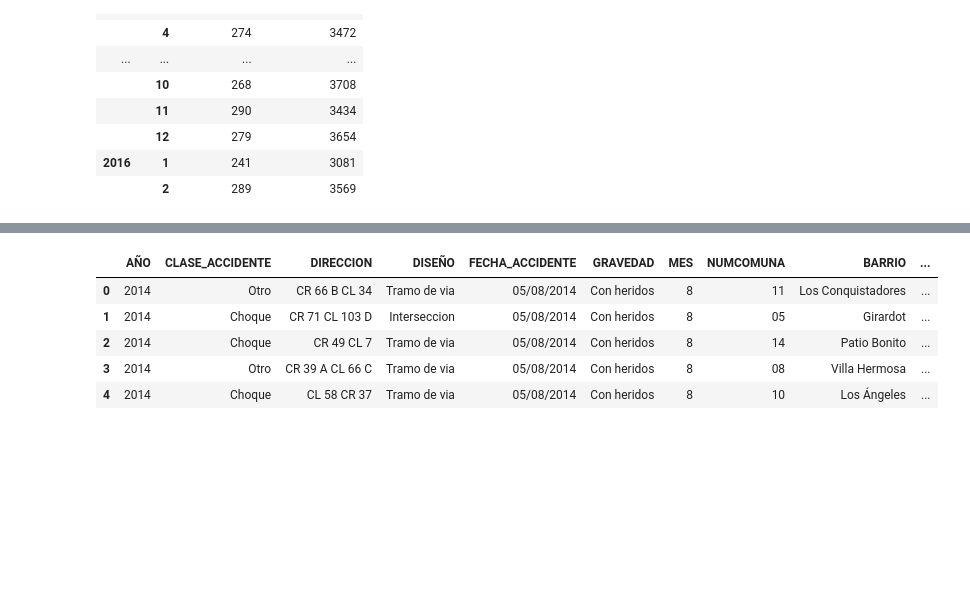
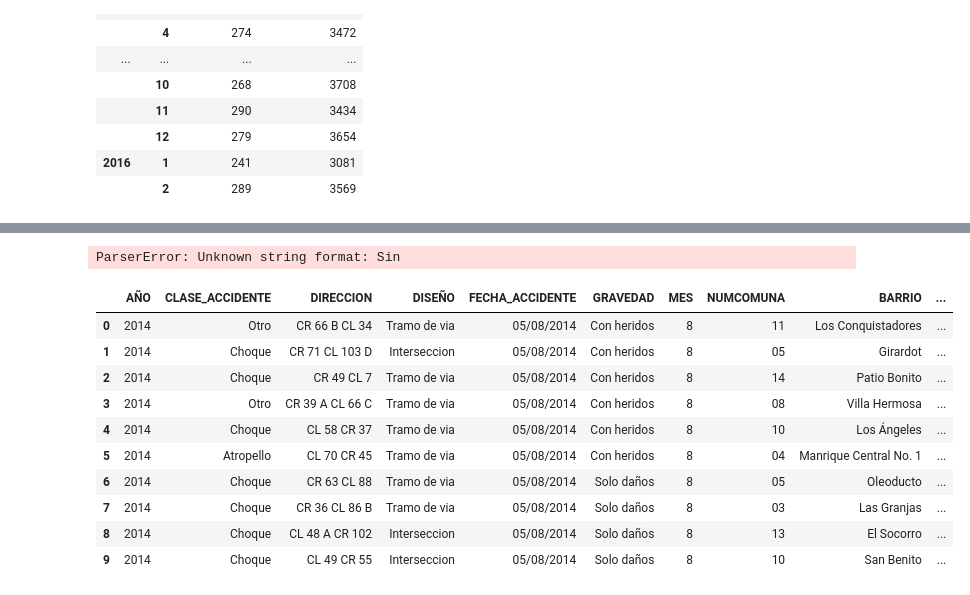
Before and after one commit to Universidad-Nacional-TAE/Primer-trabajo-TAE, a Jupyter notebook: PrimertrabajoTae.ipynb, the cells around one changed output, grey strips where cells are left out. Drawn from its saved outputs; the diff is of its cells as text; code cells hidden in the pictures; blank space fills up the shorter version.

```diff
--- a/PrimertrabajoTae.ipynb
+++ b/PrimertrabajoTae.ipynb
@@ -197,9 +317,18 @@ df_datos.head(20)
+# %%
+df['HORA'] = pd.to_datetime(df['HORA'])
+# %% [output]
+ParserError: Unknown string format: Sin
 # %%
-df.head()
+df.head(10)
 # %% [output]
 |  | AÑO | CLASE_ACCIDENTE | DIRECCION | DISEÑO | FECHA_ACCIDENTE | GRAVEDAD | MES | NUMCOMUNA | BARRIO | ... |
 | 0 | 2014 | Otro | CR 66 B CL 34 | Tramo de via | 05/08/2014 | Con heridos | 8 | 11 | Los Conquistadores | ... |
 | 1 | 2014 | Choque | CR 71 CL 103 D | Interseccion | 05/08/2014 | Con heridos | 8 | 05 | Girardot | ... |
 | 2 | 2014 | Choque | CR 49 CL 7 | Tramo de via | 05/08/2014 | Con heridos | 8 | 14 | Patio Bonito | ... |
 | 3 | 2014 | Otro | CR 39 A CL 66 C | Tramo de via | 05/08/2014 | Con heridos | 8 | 08 | Villa Hermosa | ... |
 | 4 | 2014 | Choque | CL 58 CR 37 | Tramo de via | 05/08/2014 | Con heridos | 8 | 10 | Los Ángeles | ... |
+| 5 | 2014 | Atropello | CL 70 CR 45 | Tramo de via | 05/08/2014 | Con heridos | 8 | 04 | Manrique Central No. 1 | ... |
+| 6 | 2014 | Choque | CR 63 CL 88 | Tramo de via | 05/08/2014 | Solo daños | 8 | 05 | Oleoducto | ... |
+| 7 | 2014 | Choque | CR 36 CL 86 B | Tramo de via | 05/08/2014 | Solo daños | 8 | 03 | Las Granjas | ... |
+| 8 | 2014 | Choque | CL 48 A CR 102 | Interseccion | 05/08/2014 | Solo daños | 8 | 13 | El Socorro | ... |
+| 9 | 2014 | Choque | CL 49 CR 55 | Interseccion | 05/08/2014 | Solo daños | 8 | 10 | San Benito | ... |
```
Also changed, not shown: parts of 6 cells of this notebook.
